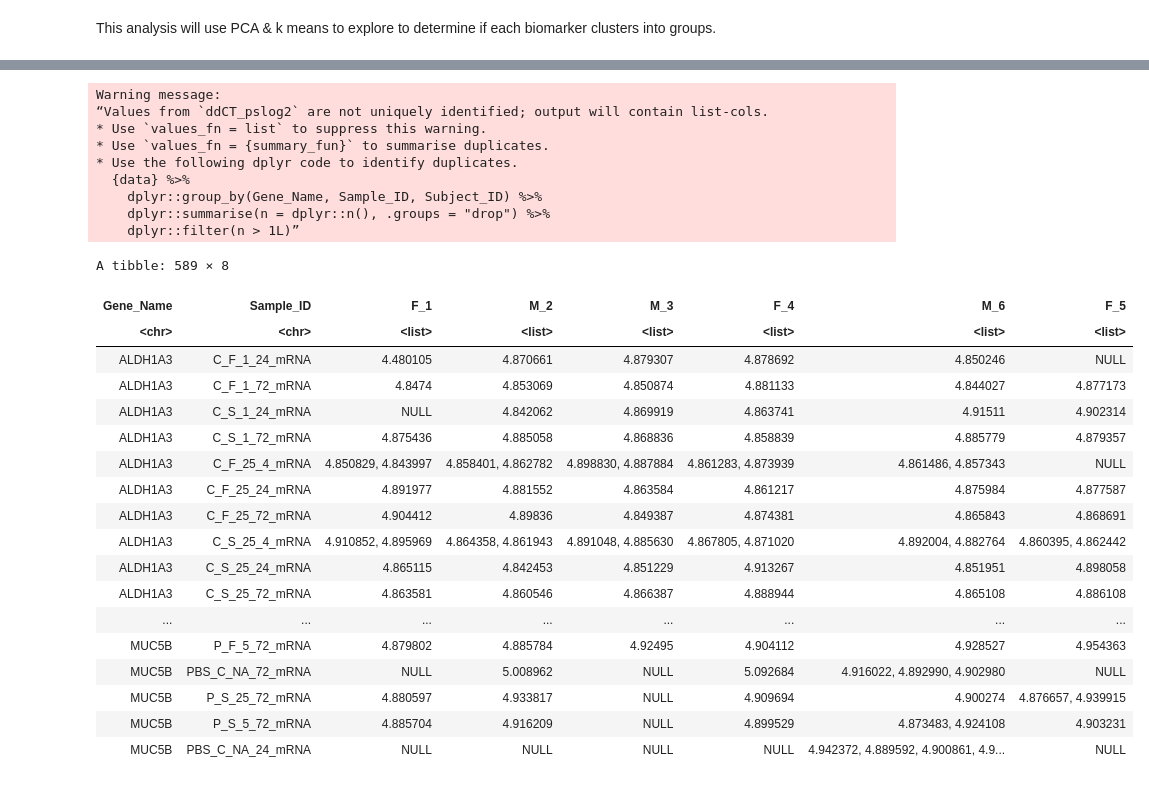
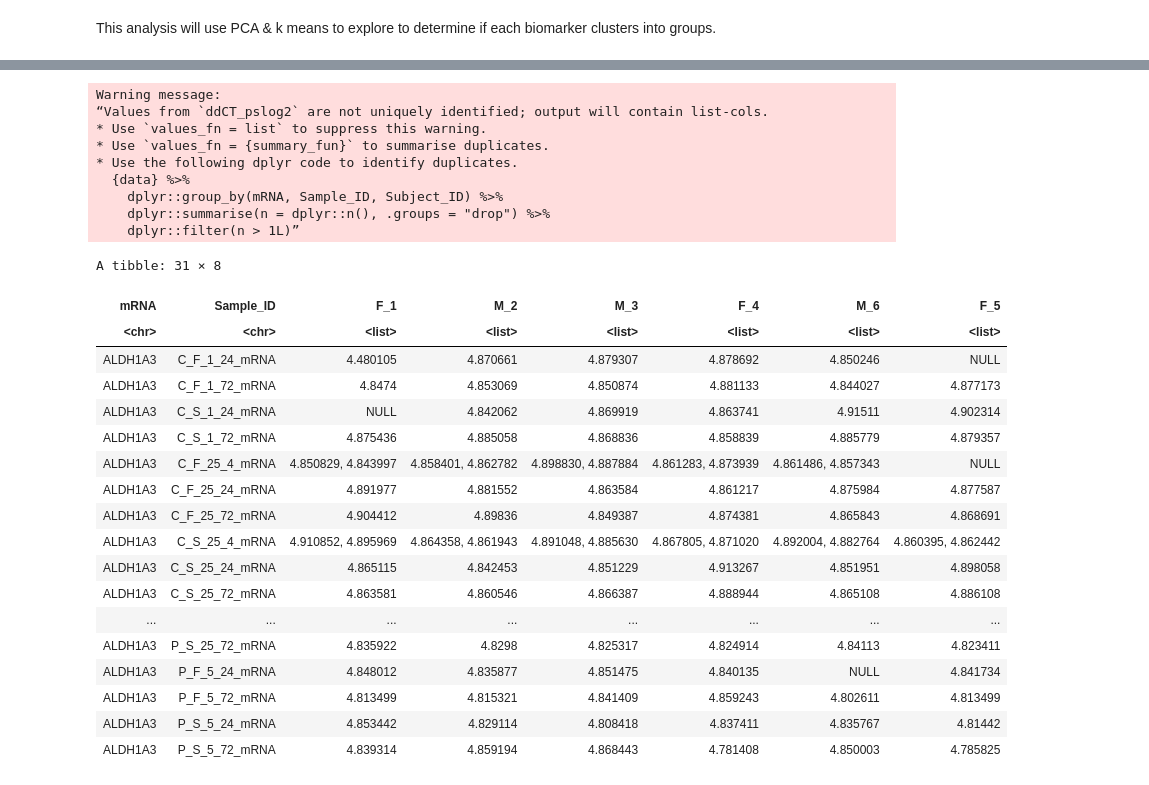
Before and after one commit to UNC-CEMALB/Burn-pit-smoke-condensate-mediated-toxicity-in-human-airway-epithelial-cells-, a Jupyter notebook: 2. Biomarker Cluster Analysis/Biomarker Cluster Analysis.ipynb, the cells around one changed output, grey strips where cells are left out. Cells and saved outputs as stored; diff of their text form; code cells hidden in the pictures.

```diff
--- a/2. Biomarker Cluster Analysis/Biomarker Cluster Analysis.ipynb
+++ b/2. Biomarker Cluster Analysis/Biomarker Cluster Analysis.ipynb
@@ -1,6 +1,6 @@
 # %%
 Output = ('/Users/alexis/Library/CloudStorage/OneDrive-UniversityofNorthCarolinaatChapelHill/CEMALB_DataAnalysisPM/Projects/P1011. Emission Mixtures/P1011.3. Analyses/P1011.3.2. Biomarker Cluster Analysis/Output')
-cur_date = "040622"
+cur_date = "041423"
 
 library(readxl)
 library(tidyverse)
@@ -8,6 +8,6 @@ library(reshape2)
 library(factoextra)
 
 # reading in files
-mRNA_df = data.frame(read_excel("Input/mRNA_Data_040323.xlsx", sheet = 2))
+mRNA_df = data.frame(read_excel("Input/mRNA_Data_041423.xlsx", sheet = 2))
 proteomics_5_df = data.frame(read_excel("Input/Proteomics_Data_5ug_040423.xlsx", sheet = 2))
 proteomics_25_df = data.frame(read_excel("Input/Proteomics_Data_25ug_040423.xlsx", sheet = 2))
@@ -38,26 +153,29 @@ This analysis will use PCA & k means to explore to determine if each biomarker c
 # %%
 # pivoting longer but first creating sample ids
 wider_mRNA_df = mRNA_df %>%
     # creating a column that denotes the biomarker
     mutate(Biomarker = "mRNA") %>%
+    # creating a column for the sample number to deal with replicates
+    #mutate(Sample_No = 1:dim(mRNA_df)[1]) %>%
     # creating sample ids
     unite("Sample_ID", c(colnames(mRNA_df)[c(4:7)], "Biomarker")) %>%
     select(-c("Subject_No", "ddCT")) %>%
-    pivot_wider(names_from = "Subject_ID", values_from = "ddCT_pslog2")
+    pivot_wider(names_from = "Subject_ID", values_from = "ddCT_pslog2") %>%
+    filter(mRNA == unique(mRNA_df$mRNA)[1])
 
-head(wider_mRNA_df)
+wider_mRNA_df
 # %% [output]
 Warning message:
 “Values from `ddCT_pslog2` are not uniquely identified; output will contain list-cols.
 * Use `values_fn = list` to suppress this warning.
 * Use `values_fn = {summary_fun}` to summarise duplicates.
 * Use the following dplyr code to identify duplicates.
   {data} %>%
-    dplyr::group_by(Gene_Name, Sample_ID, Subject_ID) %>%
+    dplyr::group_by(mRNA, Sample_ID, Subject_ID) %>%
     dplyr::summarise(n = dplyr::n(), .groups = "drop") %>%
     dplyr::filter(n > 1L)”
-A tibble: 589 × 8
+A tibble: 31 × 8
-| Gene_Name | Sample_ID | F_1 | M_2 | M_3 | F_4 | M_6 | F_5 |
+| mRNA | Sample_ID | F_1 | M_2 | M_3 | F_4 | M_6 | F_5 |
 | <chr> | <chr> | <list> | <list> | <list> | <list> | <list> | <list> |
 | ALDH1A3 | C_F_1_24_mRNA | 4.480105 | 4.870661 | 4.879307 | 4.878692 | 4.850246 | NULL |
 | ALDH1A3 | C_F_1_72_mRNA | 4.8474 | 4.853069 | 4.850874 | 4.881133 | 4.844027 | 4.877173 |
@@ -70,8 +188,8 @@ A tibble: 589 × 8
 | ALDH1A3 | C_S_25_24_mRNA | 4.865115 | 4.842453 | 4.851229 | 4.913267 | 4.851951 | 4.898058 |
 | ALDH1A3 | C_S_25_72_mRNA | 4.863581 | 4.860546 | 4.866387 | 4.888944 | 4.865108 | 4.886108 |
 | ... | ... | ... | ... | ... | ... | ... | ... |
-| MUC5B | P_F_5_72_mRNA | 4.879802 | 4.885784 | 4.92495 | 4.904112 | 4.928527 | 4.954363 |
-| MUC5B | PBS_C_NA_72_mRNA | NULL | 5.008962 | NULL | 5.092684 | 4.916022, 4.892990, 4.902980 | NULL |
-| MUC5B | P_S_25_72_mRNA | 4.880597 | 4.933817 | NULL | 4.909694 | 4.900274 | 4.876657, 4.939915 |
-| MUC5B | P_S_5_72_mRNA | 4.885704 | 4.916209 | NULL | 4.899529 | 4.873483, 4.924108 | 4.903231 |
-| MUC5B | PBS_C_NA_24_mRNA | NULL | NULL | NULL | NULL | 4.942372, 4.889592, 4.900861, 4.9... | NULL |
+| ALDH1A3 | P_S_25_72_mRNA | 4.835922 | 4.8298 | 4.825317 | 4.824914 | 4.84113 | 4.823411 |
+| ALDH1A3 | P_F_5_24_mRNA | 4.848012 | 4.835877 | 4.851475 | 4.840135 | NULL | 4.841734 |
+| ALDH1A3 | P_F_5_72_mRNA | 4.813499 | 4.815321 | 4.841409 | 4.859243 | 4.802611 | 4.813499 |
+| ALDH1A3 | P_S_5_24_mRNA | 4.853442 | 4.829114 | 4.808418 | 4.837411 | 4.835767 | 4.81442 |
+| ALDH1A3 | P_S_5_72_mRNA | 4.839314 | 4.859194 | 4.868443 | 4.781408 | 4.850003 | 4.785825 |
```
Also changed, not shown: parts of 9 cells of this notebook.
